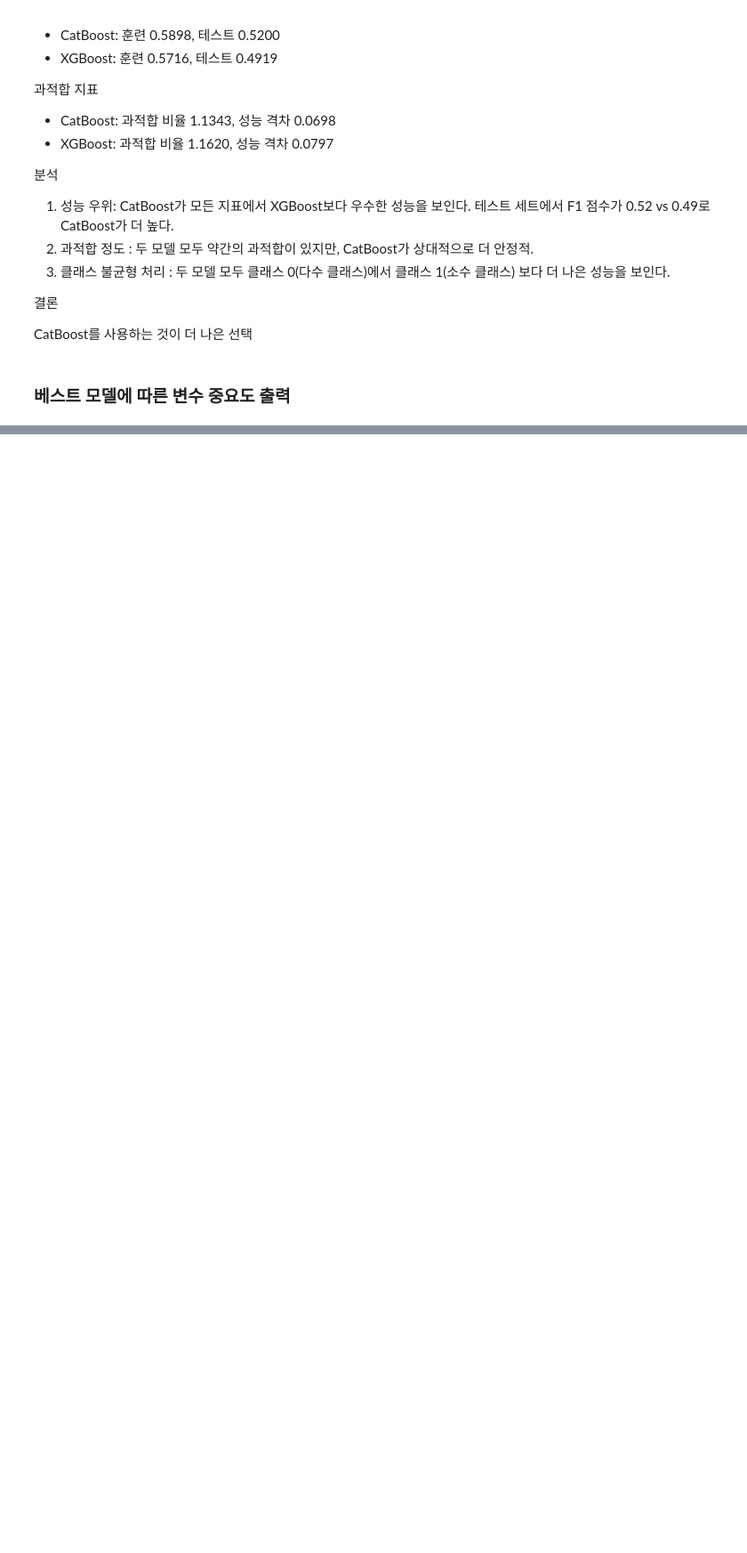
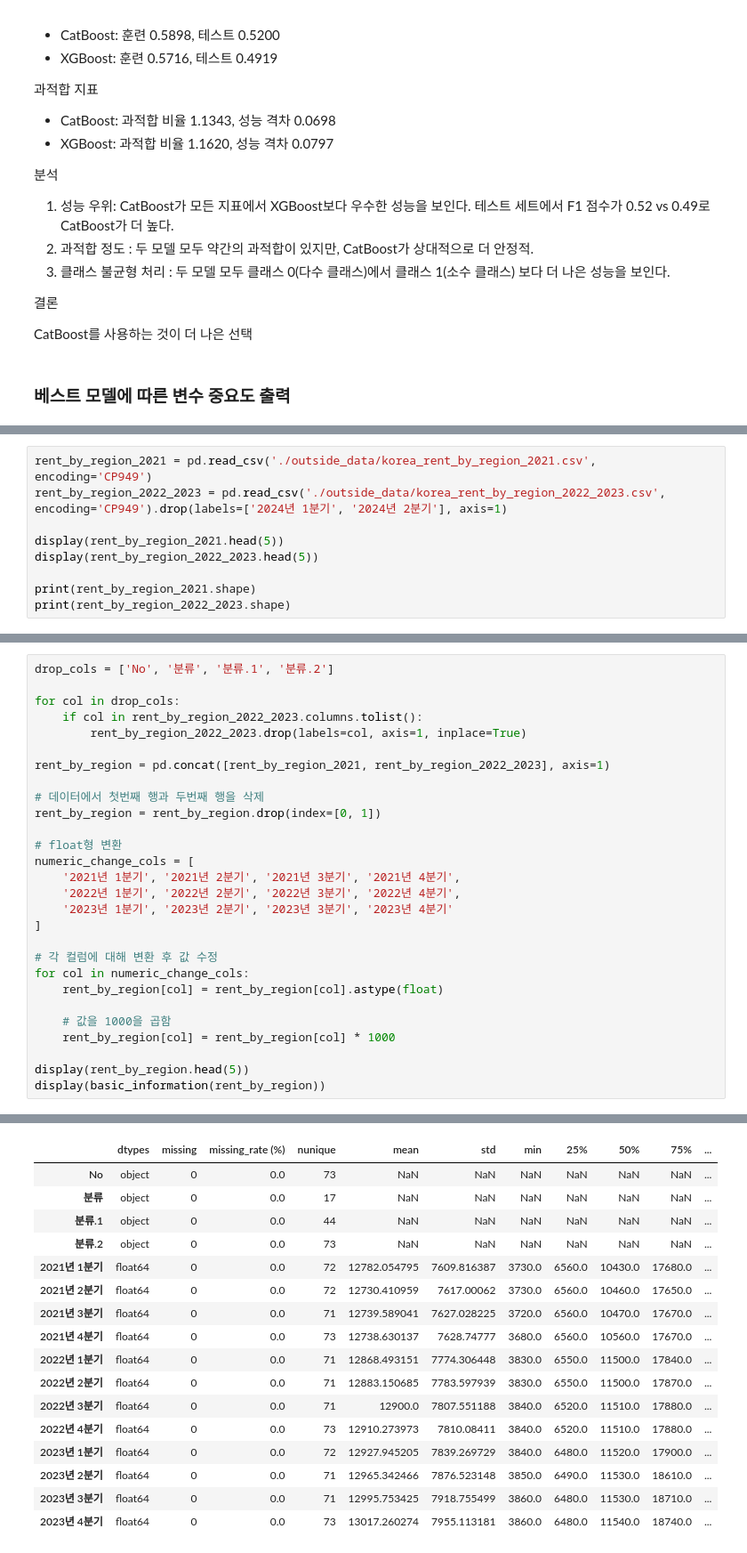
Before and after one commit to saeraniren/intermediate_project2, a Jupyter notebook: lwc_main.ipynb, the cells around one changed output, grey strips where cells are left out. Shown at 89% size. Cells and saved outputs as stored; diff of their text form; blank space fills up the shorter version.

```diff
--- a/lwc_main.ipynb
+++ b/lwc_main.ipynb
@@ -1523,0 +1662,9 @@ ValueError: Length of values (900) does not match length of index (905)
+# %%
+rent_by_region_2021 = pd.read_csv('./outside_data/korea_rent_by_region_2021.csv', encoding='CP949')
+rent_by_region_2022_2023 = pd.read_csv('./outside_data/korea_rent_by_region_2022_2023.csv', encoding='CP949').drop(labels=['2024년 1분기', '2024년 2분기'], axis=1)
+
+display(rent_by_region_2021.head(5))
+display(rent_by_region_2022_2023.head(5))
+
+print(rent_by_region_2021.shape)
+print(rent_by_region_2022_2023.shape)
@@ -1523,0 +1686,29 @@ ValueError: Length of values (900) does not match length of index (905)
+# %%
+drop_cols = ['No', '분류', '분류.1', '분류.2']
+
+for col in drop_cols:
+    if col in rent_by_region_2022_2023.columns.tolist():
+        rent_by_region_2022_2023.drop(labels=col, axis=1, inplace=True)
+
+rent_by_region = pd.concat([rent_by_region_2021, rent_by_region_2022_2023], axis=1)
+
+# 데이터에서 첫번째 행과 두번째 행을 삭제
+rent_by_region = rent_by_region.drop(index=[0, 1])
+
+# float형 변환
+numeric_change_cols = [
+    '2021년 1분기', '2021년 2분기', '2021년 3분기', '2021년 4분기',
+    '2022년 1분기', '2022년 2분기', '2022년 3분기', '2022년 4분기',
+    '2023년 1분기', '2023년 2분기', '2023년 3분기', '2023년 4분기'
+]
+
+# 각 컬럼에 대해 변환 후 값 수정
+for col in numeric_change_cols:
+    rent_by_region[col] = rent_by_region[col].astype(float)
+
+    # 값을 1000을 곱함
+    rent_by_region[col] = rent_by_region[col] * 1000
+
+display(rent_by_region.head(5))
+display(basic_information(rent_by_region))
+# %% [output]
@@ -1523,0 +1722,17 @@ ValueError: Length of values (900) does not match length of index (905)
+|  | dtypes | missing | missing_rate (%) | nunique | mean | std | min | 25% | 50% | 75% | ... |
+| No | object | 0 | 0.0 | 73 | NaN | NaN | NaN | NaN | NaN | NaN | ... |
+| 분류 | object | 0 | 0.0 | 17 | NaN | NaN | NaN | NaN | NaN | NaN | ... |
+| 분류.1 | object | 0 | 0.0 | 44 | NaN | NaN | NaN | NaN | NaN | NaN | ... |
+| 분류.2 | object | 0 | 0.0 | 73 | NaN | NaN | NaN | NaN | NaN | NaN | ... |
+| 2021년 1분기 | float64 | 0 | 0.0 | 72 | 12782.054795 | 7609.816387 | 3730.0 | 6560.0 | 10430.0 | 17680.0 | ... |
+| 2021년 2분기 | float64 | 0 | 0.0 | 72 | 12730.410959 | 7617.00062 | 3730.0 | 6560.0 | 10460.0 | 17650.0 | ... |
+| 2021년 3분기 | float64 | 0 | 0.0 | 71 | 12739.589041 | 7627.028225 | 3720.0 | 6560.0 | 10470.0 | 17670.0 | ... |
+| 2021년 4분기 | float64 | 0 | 0.0 | 73 | 12738.630137 | 7628.74777 | 3680.0 | 6560.0 | 10560.0 | 17670.0 | ... |
+| 2022년 1분기 | float64 | 0 | 0.0 | 71 | 12868.493151 | 7774.306448 | 3830.0 | 6550.0 | 11500.0 | 17840.0 | ... |
+| 2022년 2분기 | float64 | 0 | 0.0 | 71 | 12883.150685 | 7783.597939 | 3830.0 | 6550.0 | 11500.0 | 17870.0 | ... |
+| 2022년 3분기 | float64 | 0 | 0.0 | 71 | 12900.0 | 7807.551188 | 3840.0 | 6520.0 | 11510.0 | 17880.0 | ... |
+| 2022년 4분기 | float64 | 0 | 0.0 | 73 | 12910.273973 | 7810.08411 | 3840.0 | 6520.0 | 11510.0 | 17880.0 | ... |
+| 2023년 1분기 | float64 | 0 | 0.0 | 72 | 12927.945205 | 7839.269729 | 3840.0 | 6480.0 | 11520.0 | 17900.0 | ... |
+| 2023년 2분기 | float64 | 0 | 0.0 | 71 | 12965.342466 | 7876.523148 | 3850.0 | 6490.0 | 11530.0 | 18610.0 | ... |
+| 2023년 3분기 | float64 | 0 | 0.0 | 71 | 12995.753425 | 7918.755499 | 3860.0 | 6480.0 | 11530.0 | 18710.0 | ... |
+| 2023년 4분기 | float64 | 0 | 0.0 | 73 | 13017.260274 | 7955.113181 | 3860.0 | 6480.0 | 11540.0 | 18740.0 | ... |
```
Also changed, not shown: parts of 23 cells of this notebook, 3 other files.
